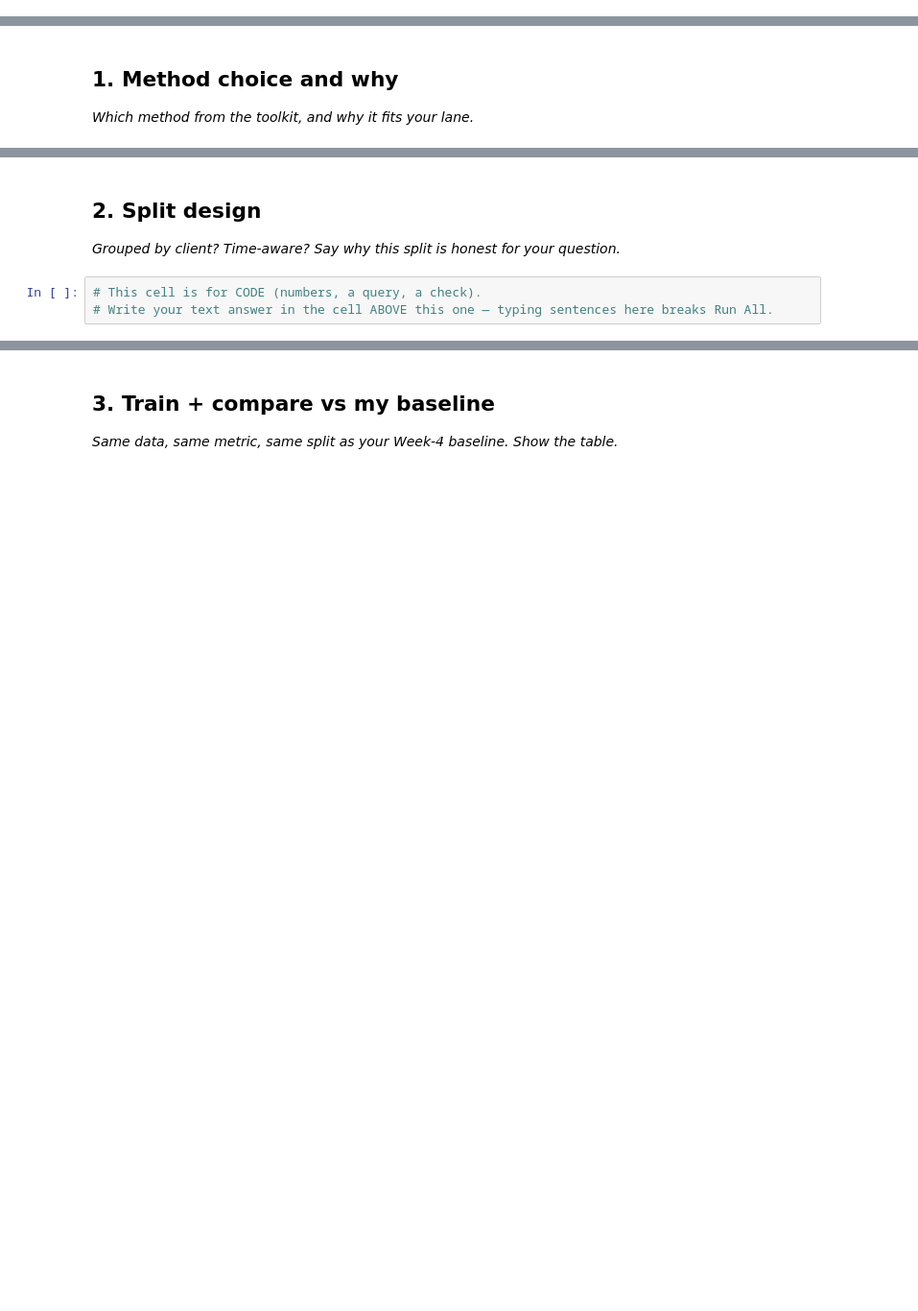
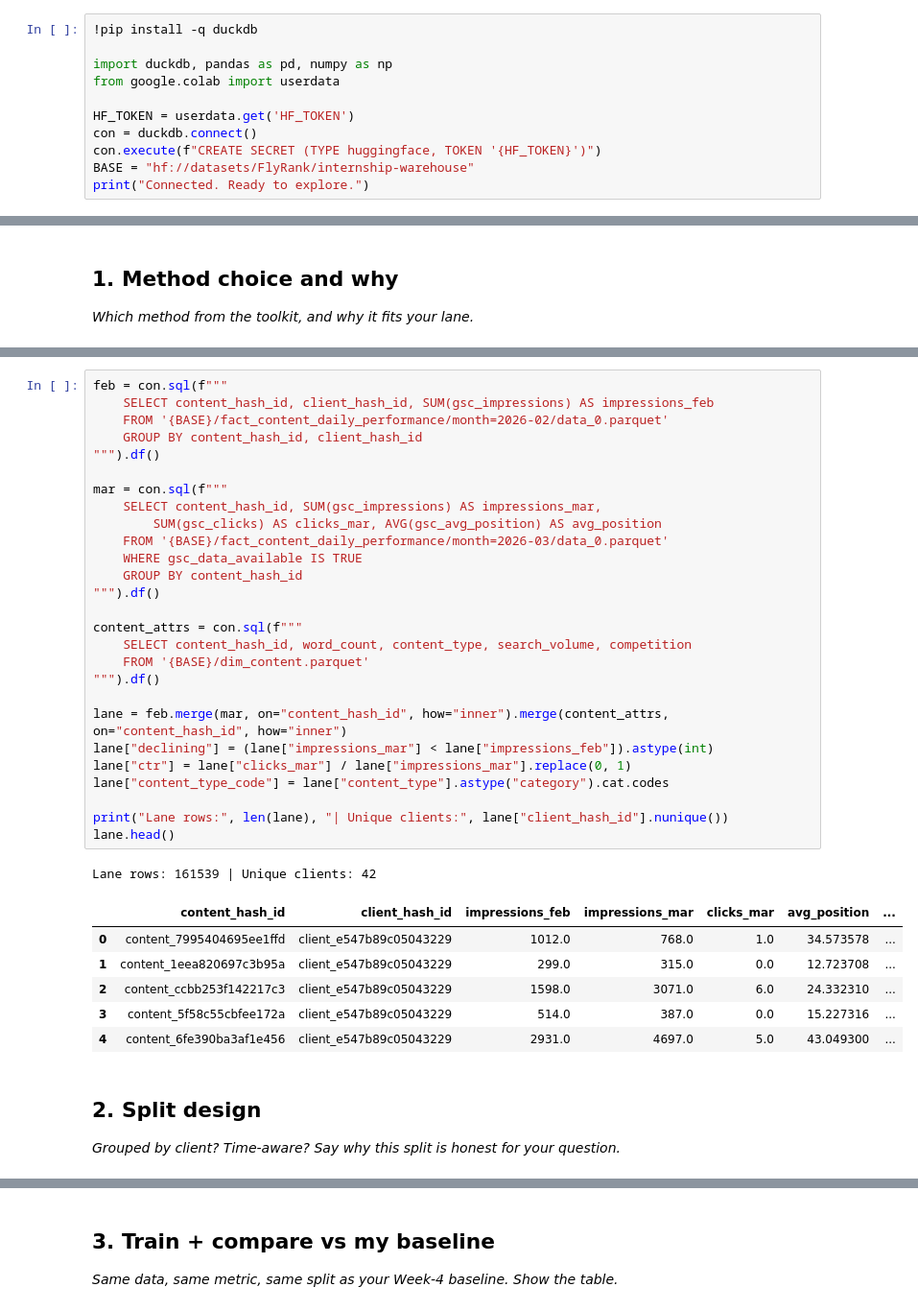
Before and after one commit to ishuum13-star/flyrank-ml-internship-v3, a Jupyter notebook: work/notebooks/w05_model.ipynb, the cells around one changed output, grey strips where cells are left out. Shown at 96% size. Drawn from its saved outputs; the diff is of its cells as text; blank space fills up the shorter version.

```diff
--- a/work/notebooks/w05_model.ipynb
+++ b/work/notebooks/w05_model.ipynb
@@ -0,0 +1,11 @@
+# %%
+!pip install -q duckdb
+
+import duckdb, pandas as pd, numpy as np
+from google.colab import userdata
+
+HF_TOKEN = userdata.get('HF_TOKEN')
+con = duckdb.connect()
+con.execute(f"CREATE SECRET (TYPE huggingface, TOKEN '{HF_TOKEN}')")
+BASE = "hf://datasets/FlyRank/internship-warehouse"
+print("Connected. Ready to explore.")
@@ -16,7 +35,39 @@ This skeleton is yours to fill. Work the sections **in order** — each one has
+# %%
+feb = con.sql(f"""
+    SELECT content_hash_id, client_hash_id, SUM(gsc_impressions) AS impressions_feb
+    FROM '{BASE}/fact_content_daily_performance/month=2026-02/data_0.parquet'
+    GROUP BY content_hash_id, client_hash_id
+""").df()
+
+mar = con.sql(f"""
+    SELECT content_hash_id, SUM(gsc_impressions) AS impressions_mar,
+        SUM(gsc_clicks) AS clicks_mar, AVG(gsc_avg_position) AS avg_position
+    FROM '{BASE}/fact_content_daily_performance/month=2026-03/data_0.parquet'
+    WHERE gsc_data_available IS TRUE
+    GROUP BY content_hash_id
+""").df()
+
+content_attrs = con.sql(f"""
+    SELECT content_hash_id, word_count, content_type, search_volume, competition
+    FROM '{BASE}/dim_content.parquet'
+""").df()
+
+lane = feb.merge(mar, on="content_hash_id", how="inner").merge(content_attrs, on="content_hash_id", how="inner")
+lane["declining"] = (lane["impressions_mar"] < lane["impressions_feb"]).astype(int)
+lane["ctr"] = lane["clicks_mar"] / lane["impressions_mar"].replace(0, 1)
+lane["content_type_code"] = lane["content_type"].astype("category").cat.codes
+
+print("Lane rows:", len(lane), "| Unique clients:", lane["client_hash_id"].nunique())
+lane.head()
+# %% [output]
+Lane rows: 161539 | Unique clients: 42
+|  | content_hash_id | client_hash_id | impressions_feb | impressions_mar | clicks_mar | avg_position | ... |
+| 0 | content_7995404695ee1ffd | client_e547b89c05043229 | 1012.0 | 768.0 | 1.0 | 34.573578 | ... |
+| 1 | content_1eea820697c3b95a | client_e547b89c05043229 | 299.0 | 315.0 | 0.0 | 12.723708 | ... |
+| 2 | content_ccbb253f142217c3 | client_e547b89c05043229 | 1598.0 | 3071.0 | 6.0 | 24.332310 | ... |
+| 3 | content_5f58c55cbfee172a | client_e547b89c05043229 | 514.0 | 387.0 | 0.0 | 15.227316 | ... |
+| 4 | content_6fe390ba3af1e456 | client_e547b89c05043229 | 2931.0 | 4697.0 | 5.0 | 43.049300 | ... |
 # %% [markdown]
 ## 2. Split design
 
 *Grouped by client? Time-aware? Say why this split is honest for your question.*
-# %%
-# This cell is for CODE (numbers, a query, a check).
-# Write your text answer in the cell ABOVE this one — typing sentences here breaks Run All.
```
Also changed, not shown: parts of 13 cells of this notebook.
